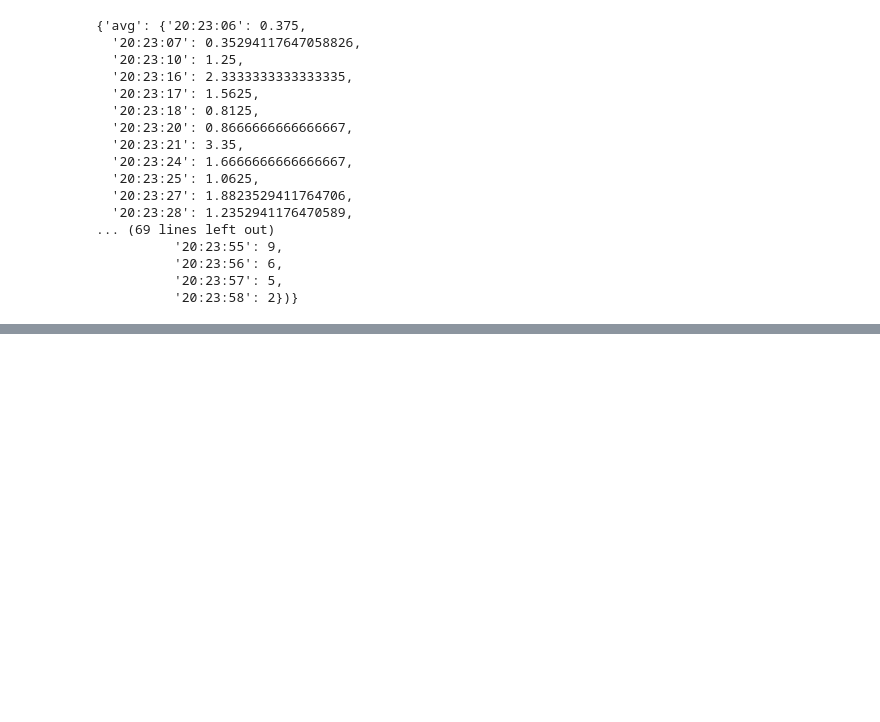
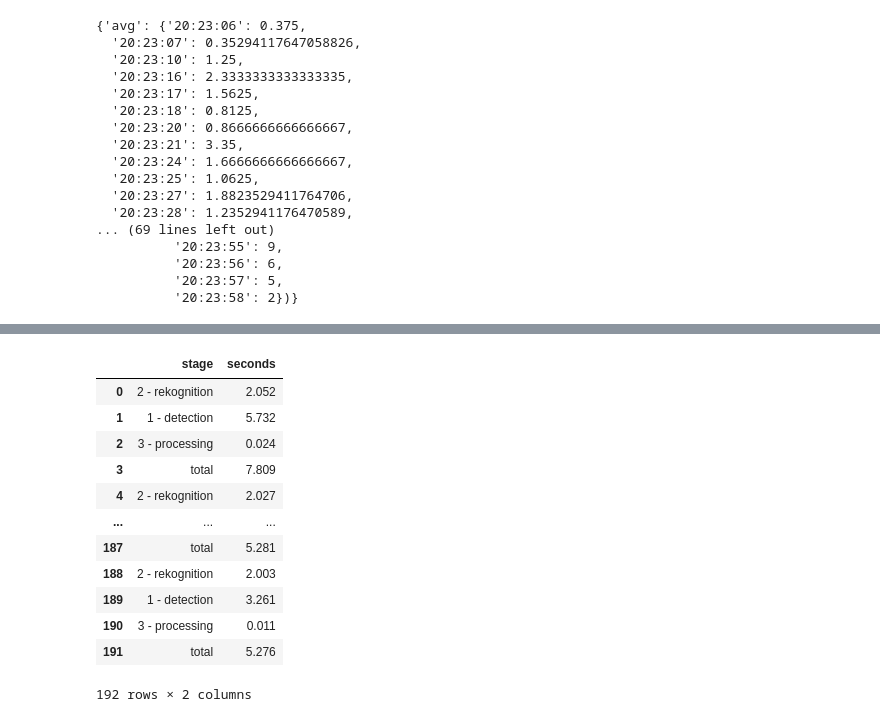
Before and after one commit to frburrue/tfm, a Jupyter notebook: Experiment.ipynb, the cells around one changed output, grey strips where cells are left out. Cells and saved outputs as stored; diff of their text form; code cells hidden in the pictures; blank space fills up the shorter version.

```diff
--- a/Experiment.ipynb
+++ b/Experiment.ipynb
@@ -92,0 +1525,3 @@ data_parsed
+# %%
+data = pd.DataFrame(requests)
+#data = data[data['init'] <= datetime.strptime("2020-12-22 21:29:12", '%Y-%m-%d %H:%M:%S')]
@@ -92,0 +1541,25 @@ data_parsed
+# %%
+ls = []
+for _, item in data[['rekognition', 'detection', 'processing', 'elapsed']].iterrows():
+    ls.append(['2 - rekognition',item.rekognition])
+    ls.append(['1 - detection',item.detection])
+    ls.append(['3 - processing',item.processing])
+    ls.append(['total',item.elapsed])
+# %%
+data_alt = pd.DataFrame(ls, columns=['stage', 'seconds'])
+# %%
+data_alt
+# %% [output]
+|  | stage | seconds |
+| 0 | 2 - rekognition | 2.052 |
+| 1 | 1 - detection | 5.732 |
+| 2 | 3 - processing | 0.024 |
+| 3 | total | 7.809 |
+| 4 | 2 - rekognition | 2.027 |
+| ... | ... | ... |
+| 187 | total | 5.281 |
+| 188 | 2 - rekognition | 2.003 |
+| 189 | 1 - detection | 3.261 |
+| 190 | 3 - processing | 0.011 |
+| 191 | total | 5.276 |
+192 rows × 2 columns
```
Also changed, not shown: parts of 18 cells of this notebook, 6 other files.
